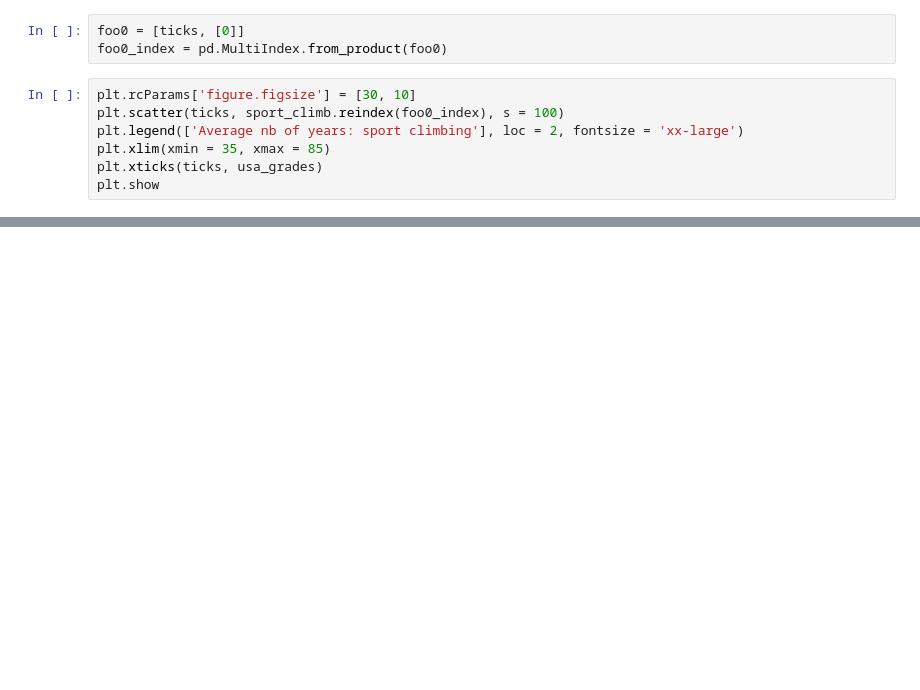
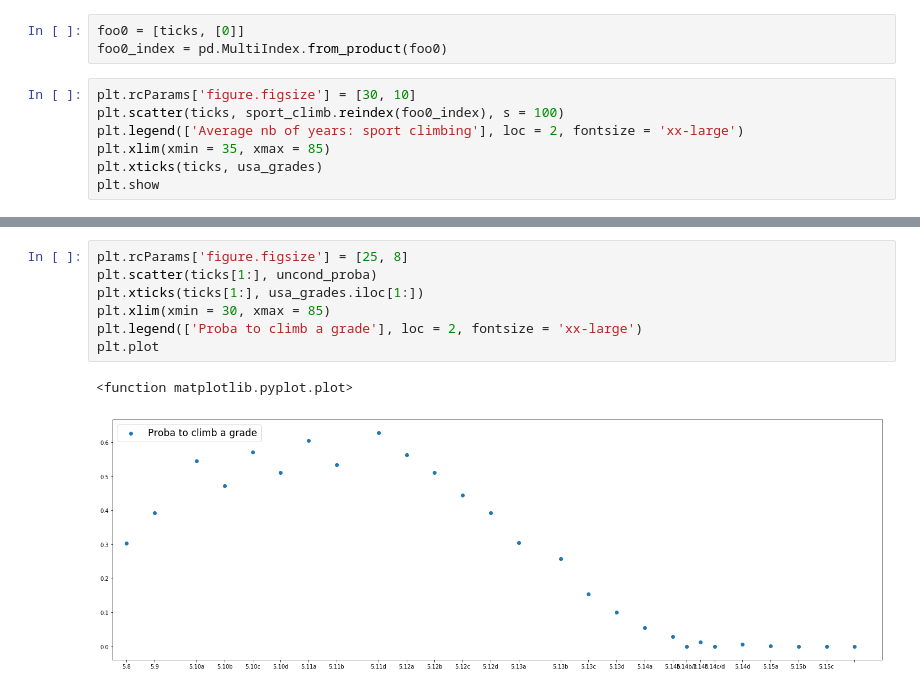
Before and after one commit to victor-mouquin/8a.nu, a Jupyter notebook: 8a.nu_climbing.ipynb, the cells around one changed output, grey strips where cells are left out. Saved outputs shown, nothing was run; the diff lists cells and outputs as text; blank space fills up the shorter version.

```diff
--- a/8a.nu_climbing.ipynb
+++ b/8a.nu_climbing.ipynb
@@ -266,0 +328,10 @@ plt.show
+# %%
+plt.rcParams['figure.figsize'] = [25, 8]
+plt.scatter(ticks[1:], uncond_proba)
+plt.xticks(ticks[1:], usa_grades.iloc[1:])
+plt.xlim(xmin = 30, xmax = 85)
+plt.legend(['Proba to climb a grade'], loc = 2, fontsize = 'xx-large')
+plt.plot
+# %% [output]
+<function matplotlib.pyplot.plot>
+[figure, added]
```
Also changed, not shown: parts of 36 cells of this notebook.
